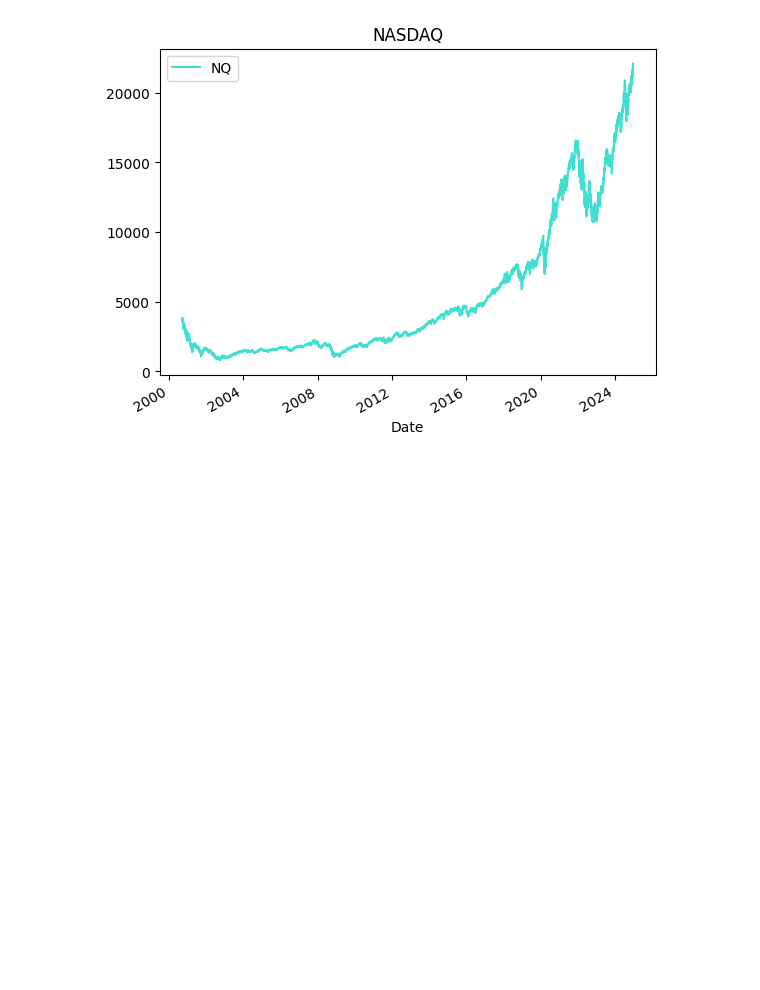
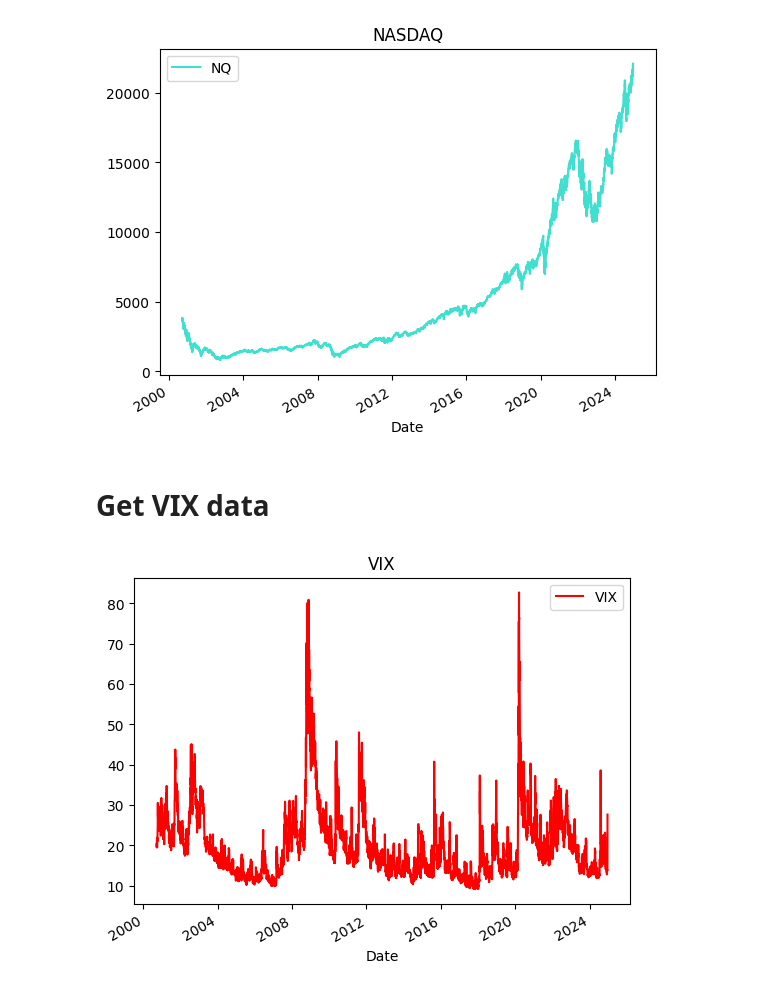
Before and after one commit to pbuitragoa33/NASDAQ-Change-Prediction, a Jupyter notebook: dataNQ.ipynb, the cells around one changed output. Saved outputs shown, nothing was run; the diff lists cells and outputs as text; code cells hidden in the pictures; blank space fills up the shorter version.

```diff
--- a/dataNQ.ipynb
+++ b/dataNQ.ipynb
@@ -12,3 +16,14 @@ plt.legend()
 plt.show()
 # %% [output]
 [figure]
+# %% [markdown]
+# Get VIX data
+# %%
+tickerData_vix = yf.Ticker('^VIX')
+data_vix = tickerData_vix.history(period='1d', start='2000-09-18', end='2024-12-19')
+data_vix['Close'].plot(color = 'red', label = 'VIX')
+plt.title('VIX')
+plt.legend()
+plt.show()
+# %% [output]
+[figure, added]
```
Also changed, not shown: parts of 21 cells of this notebook.
